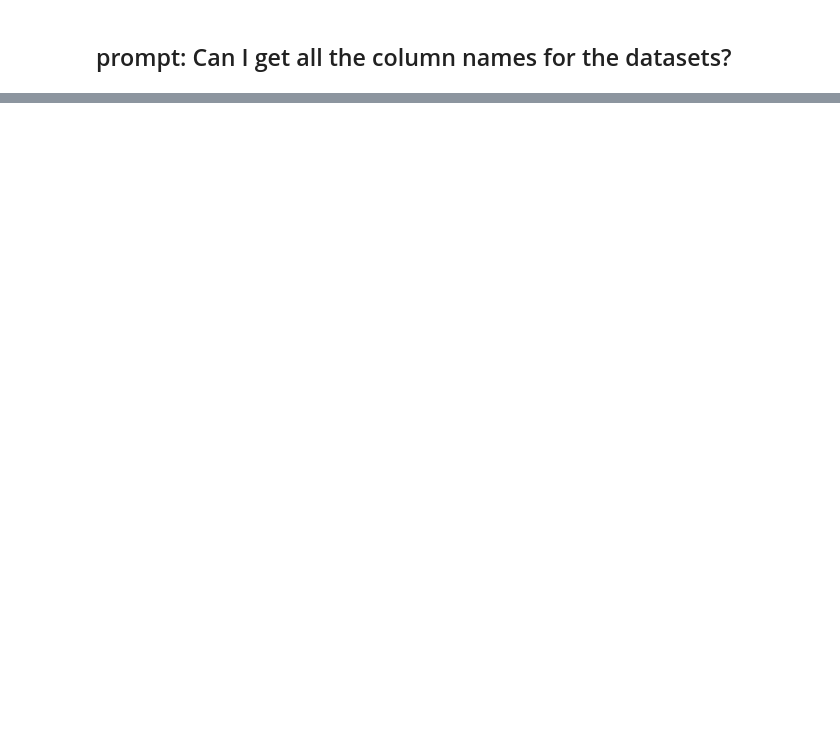
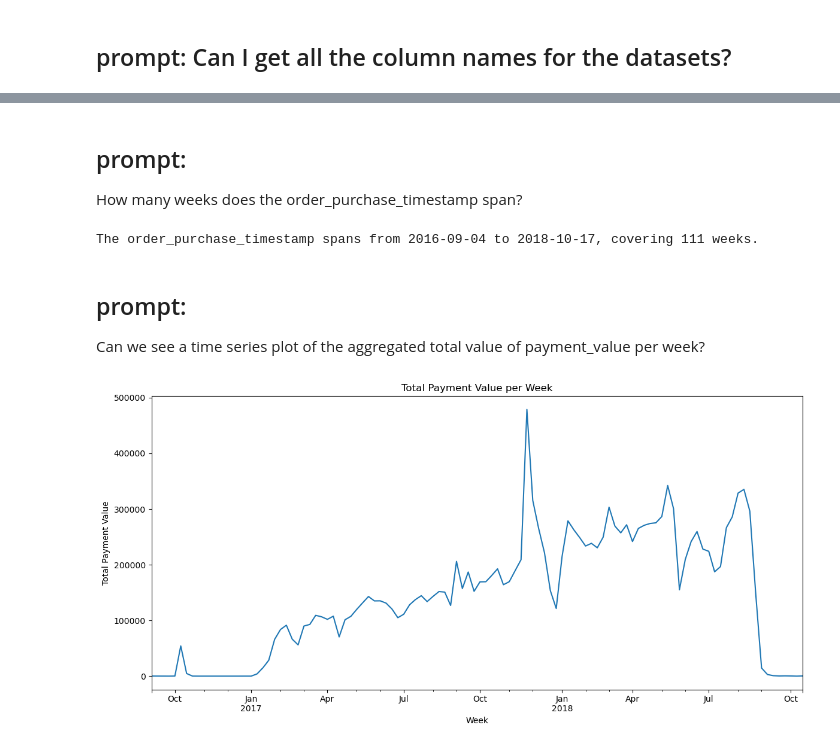
Before and after one commit to fsansegundo/Herramientas_IA_analisis_datos, a Jupyter notebook: EDA_with_copilot.ipynb, the cells around one changed output, grey strips where cells are left out. Saved outputs shown, nothing was run; the diff lists cells and outputs as text; code cells hidden in the pictures; blank space fills up the shorter version.

```diff
--- a/EDA_with_copilot.ipynb
+++ b/EDA_with_copilot.ipynb
@@ -422,0 +507,10 @@ Columns for DataFrame 'sellers':
+# %%
+# Merge reviews_with_customer_full with order_payments to bring in payment_value
+# If there are multiple payments per order, aggregate the total payment_value per order_id
+order_payments_sum = order_payments.groupby('order_id', as_index=False)['payment_value'].sum()
+
+# Merge on 'order_id'
+reviews_with_customer_full = reviews_with_customer_full.merge(order_payments_sum, on='order_id', how='left')
+
+# Display the columns to confirm payment_value is included
+print(reviews_with_customer_full.columns.tolist())
@@ -422,0 +555,7 @@ Columns for DataFrame 'sellers':
+# %%
+# Convert 'order_purchase_timestamp' in the original orders dataframe to datetime type
+orders['order_purchase_timestamp'] = pd.to_datetime(orders['order_purchase_timestamp'])
+
+# Check the result
+print(orders['order_purchase_timestamp'].dtype)
+print(orders['order_purchase_timestamp'].head())
@@ -422,0 +570,42 @@ Columns for DataFrame 'sellers':
+# %% [markdown]
+## prompt:
+
+How many weeks does the order_purchase_timestamp span?
+# %%
+# Calculate the number of weeks spanned by the order_purchase_timestamp in the orders dataframe
+min_date = orders['order_purchase_timestamp'].min()
+max_date = orders['order_purchase_timestamp'].max()
+n_weeks = ((max_date - min_date).days // 7) + 1
+
+print(f"The order_purchase_timestamp spans from {min_date.date()} to {max_date.date()}, covering {n_weeks} weeks.")
+# %% [output]
+The order_purchase_timestamp spans from 2016-09-04 to 2018-10-17, covering 111 weeks.
+# %% [markdown]
+## prompt:
+
+Can we see a time series plot of the aggregated total value of payment_value per week?
+# %%
+import matplotlib.pyplot as plt
+
+# Ensure order_purchase_timestamp is datetime
+orders['order_purchase_timestamp'] = pd.to_datetime(orders['order_purchase_timestamp'])
+
+# Merge orders with order_payments_sum to get payment_value for each order
+orders_with_payment = orders.merge(order_payments_sum, on='order_id', how='left')
+
+# Set order_purchase_timestamp as index
+orders_with_payment = orders_with_payment.set_index('order_purchase_timestamp')
+
+# Resample by week and sum payment_value
+weekly_payments = orders_with_payment['payment_value'].resample('W').sum()
+
+# Plot the time series
+plt.figure(figsize=(12, 6))
+weekly_payments.plot()
+plt.title('Total Payment Value per Week')
+plt.xlabel('Week')
+plt.ylabel('Total Payment Value')
+plt.tight_layout()
+plt.show()
+# %% [output]
+[figure, added]
```
Also changed, not shown: parts of 47 cells of this notebook, 27 other files.
